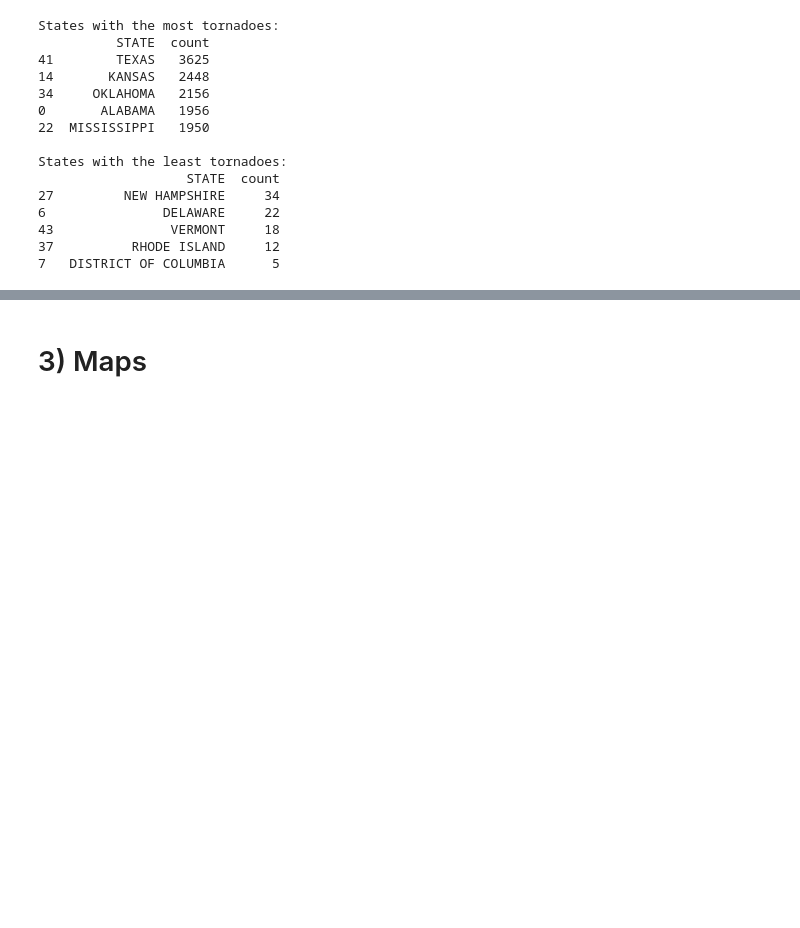
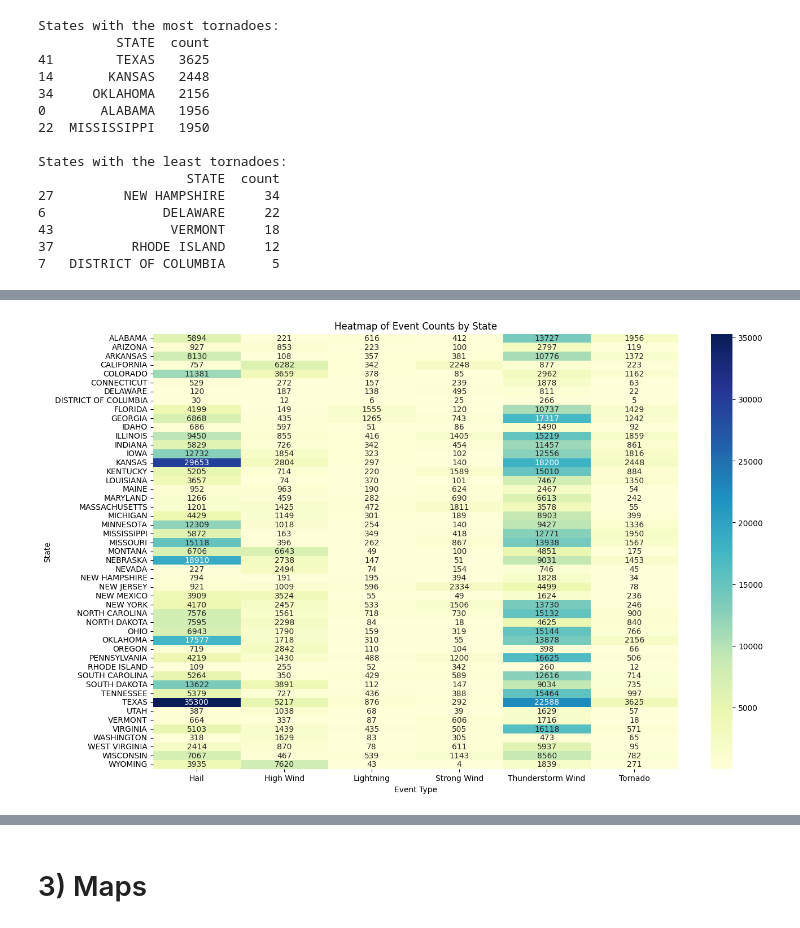
Before and after one commit to drpafowler/datafun-06-eda, a Jupyter notebook: philip_eda.ipynb, the cells around one changed output, grey strips where cells are left out. Saved outputs shown, nothing was run; the diff lists cells and outputs as text; code cells hidden in the pictures; blank space fills up the shorter version.

```diff
--- a/philip_eda.ipynb
+++ b/philip_eda.ipynb
@@ -352,0 +438,18 @@ States with the least tornadoes:
+# %%
+# Assuming df is your DataFrame
+# Pivot the DataFrame to create a matrix of event counts by state
+event_counts_by_state = df.pivot_table(index='STATE', columns='EVENT_TYPE', aggfunc='size', fill_value=0)
+
+# Create the heatmap
+plt.figure(figsize=(15, 10))
+sns.heatmap(event_counts_by_state, cmap='YlGnBu', annot=True, fmt='d')
+
+# Add title and labels
+plt.title('Heatmap of Event Counts by State')
+plt.xlabel('Event Type')
+plt.ylabel('State')
+
+# Show the plot
+plt.show()
+# %% [output]
+[figure, added]
```
Also changed, not shown: parts of 9 cells of this notebook, 1 other file.
